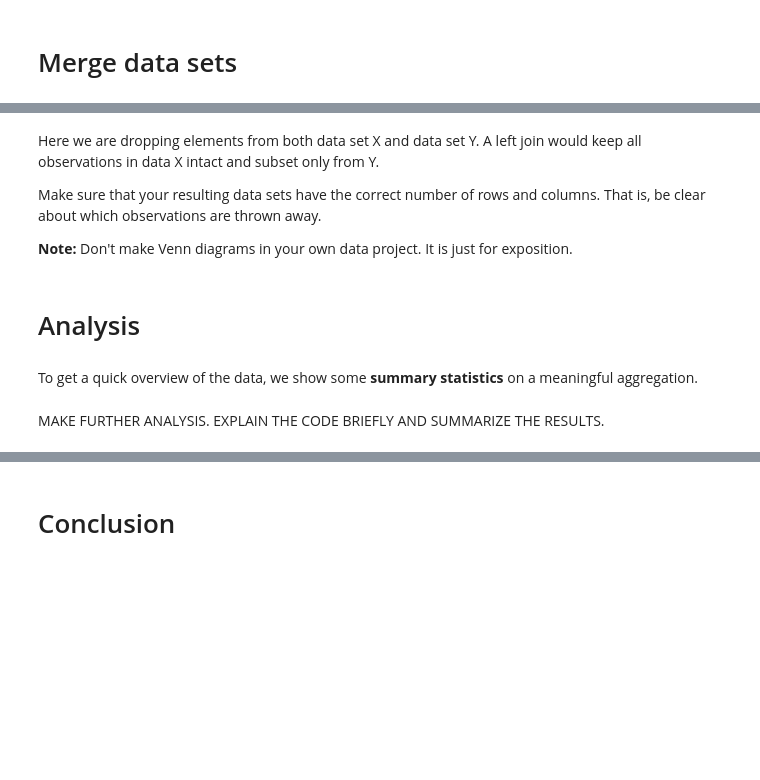
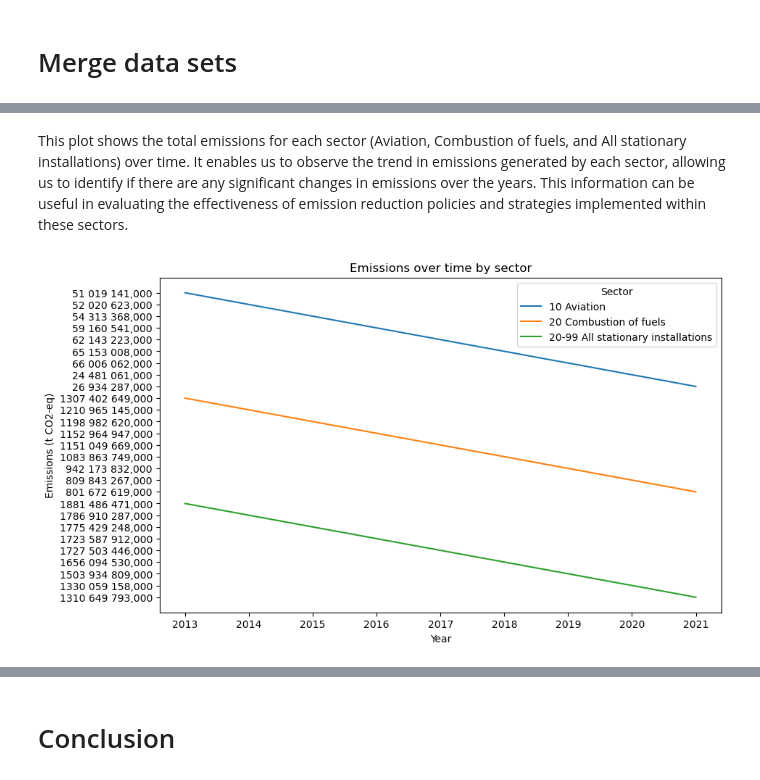
Before and after one commit to NumEconCopenhagen/projects-2023-it-hurts-when-ip, a Jupyter notebook: dataproject/dataproject.ipynb, the cells around one changed output, grey strips where cells are left out. Drawn from its saved outputs; the diff is of its cells as text; code cells hidden in the pictures; blank space fills up the shorter version.

```diff
--- a/dataproject/dataproject.ipynb
+++ b/dataproject/dataproject.ipynb
@@ -112,12 +99,12 @@ KeyError: '10 Aviation'
-# %% [markdown]
-Here we are dropping elements from both data set X and data set Y. A left join would keep all observations in data X intact and subset only from Y.
-
-Make sure that your resulting data sets have the correct number of rows and columns. That is, be clear about which observations are thrown away.
-
-**Note:** Don't make Venn diagrams in your own data project. It is just for exposition.
-# %% [markdown]
-# Analysis
-# %% [markdown]
-To get a quick overview of the data, we show some **summary statistics** on a meaningful aggregation.
-# %% [markdown]
-MAKE FURTHER ANALYSIS. EXPLAIN THE CODE BRIEFLY AND SUMMARIZE THE RESULTS.
+# %% [markdown]
+This plot shows the total emissions for each sector (Aviation, Combustion of fuels, and All stationary installations) over time. It enables us to observe the trend in emissions generated by each sector, allowing us to identify if there are any significant changes in emissions over the years. This information can be useful in evaluating the effectiveness of emission reduction policies and strategies implemented within these sectors.
+# %%
+# Emissions over time by sector
+
+plt.figure(figsize=(10, 6))
+sns.lineplot(data=historical_emissions, x="Year", y="Emissions", hue="Sector")
+plt.title("Emissions over time by sector")
+plt.ylabel("Emissions (t CO2-eq)")
+plt.show()
+# %% [output]
+[figure, added]
```
Also changed, not shown: parts of 14 cells of this notebook.
